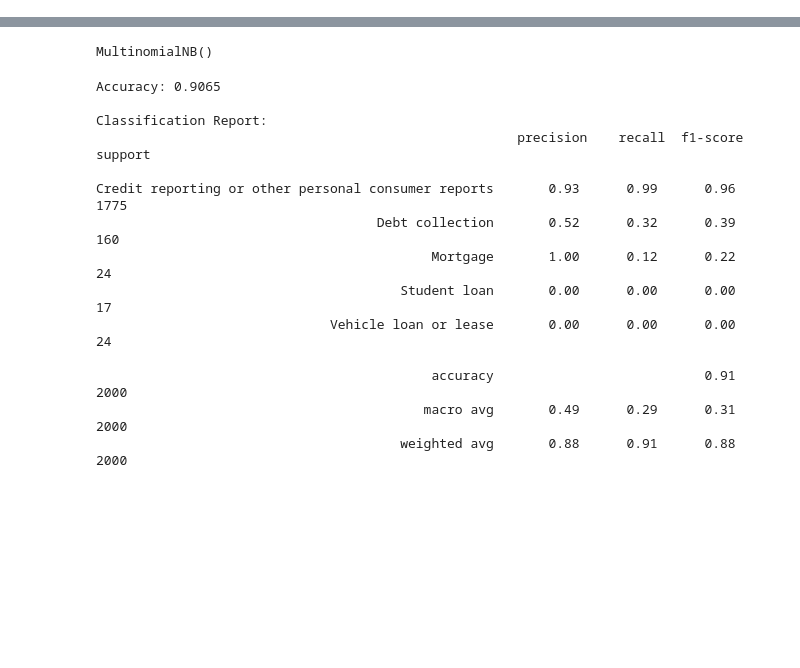
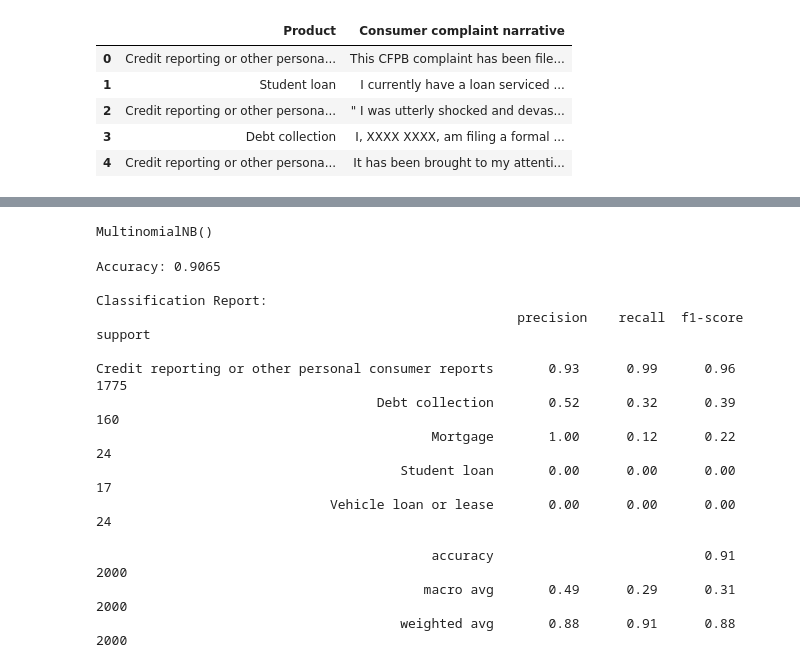
Before and after one commit to Adithya2369/Kaiburr_Task5, a Jupyter notebook: Task5_Kaiburr_AdithyaReddy.ipynb, the cells around one changed output, grey strips where cells are left out. Drawn from its saved outputs; the diff is of its cells as text; code cells hidden in the pictures; blank space fills up the shorter version.

```diff
--- a/Task5_Kaiburr_AdithyaReddy.ipynb
+++ b/Task5_Kaiburr_AdithyaReddy.ipynb
@@ -20,10 +20,17 @@ FileNotFoundError: [Errno 2] No such file or directory: 'Consumer_Complaints.csv
 # %%
 df = pd.read_csv("complaints.csv",
-                 usecols=["Product", "Consumer complaint narrative"],
-                 nrows=10000)  # limit for speed
+                 usecols=["Product", "Consumer complaint narrative"])
 
 # Drop missing complaints
 df = df.dropna(subset=["Consumer complaint narrative"])
+df.head()
+# %% [output]
+|  | Product | Consumer complaint narrative |
+| 0 | Credit reporting or other persona... | This CFPB complaint has been file... |
+| 1 | Student loan | I currently have a loan serviced ... |
+| 2 | Credit reporting or other persona... | " I was utterly shocked and devas... |
+| 3 | Debt collection | I, XXXX XXXX, am filing a formal ... |
+| 4 | Credit reporting or other persona... | It has been brought to my attenti... |
 # %%
 import re
 
```
Also changed, not shown: parts of 46 cells of this notebook, 12 other files.
